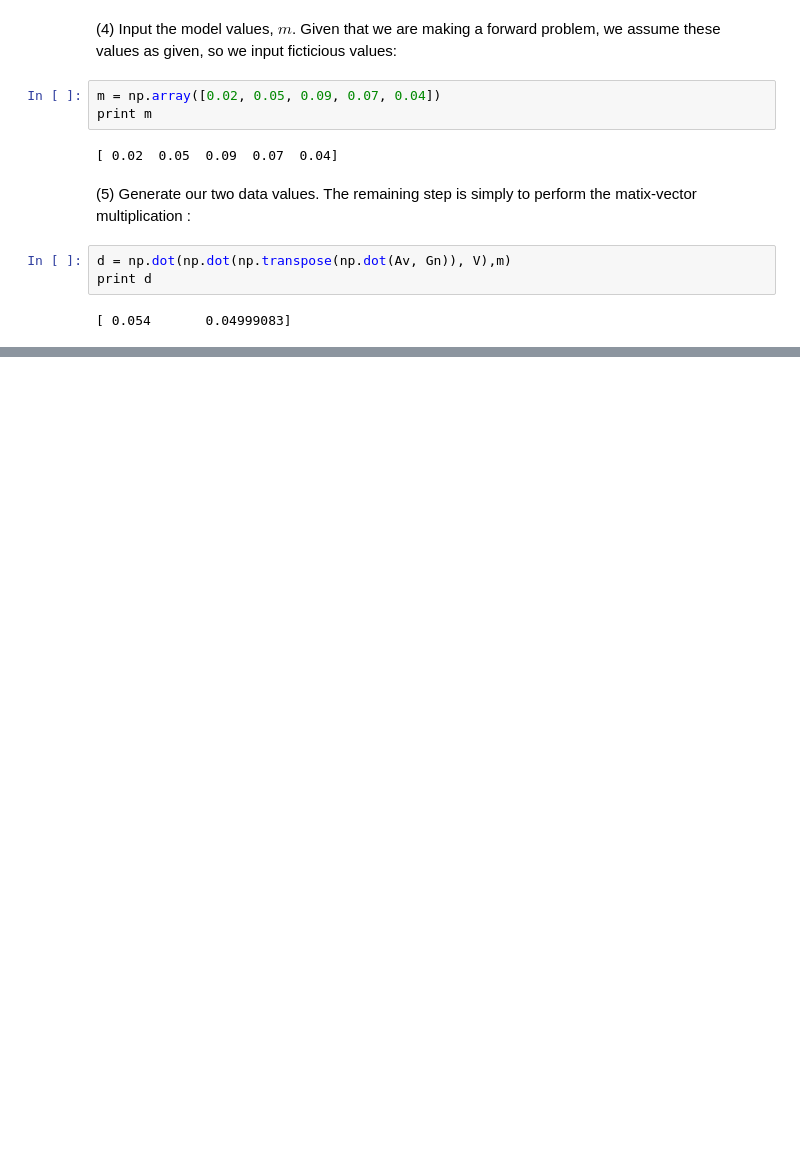
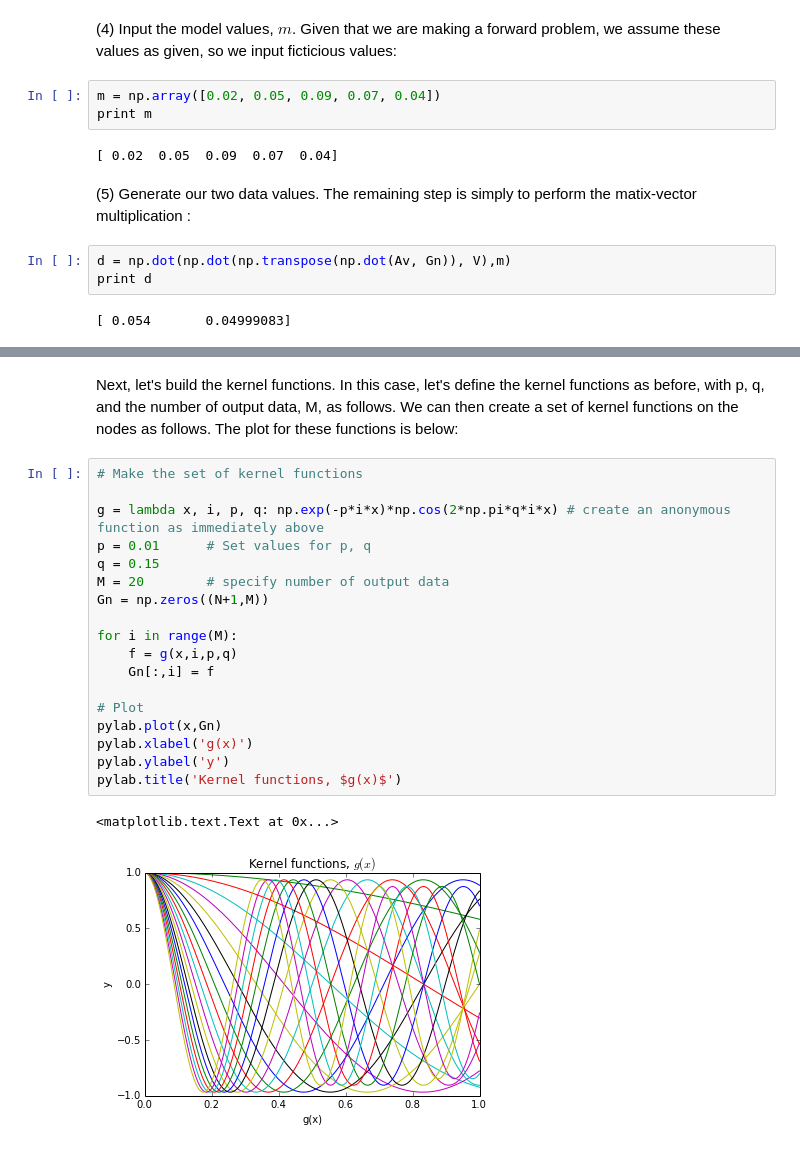
Before and after one commit to jokulhaup/directed_studies, a Jupyter notebook: Mod 1.ipynb, the cells around one changed output, grey strips where cells are left out. Cells and saved outputs as stored; diff of their text form; blank space fills up the shorter version.

```diff
--- a/Mod 1.ipynb
+++ b/Mod 1.ipynb
@@ -396,0 +406,23 @@ m_5
+# %% [markdown]
+Next, let's build the kernel functions. In this case, let's define the kernel functions as before, with p, q, and the number of output data, M, as follows. We can then create a set of kernel functions on the nodes as follows. The plot for these functions is below:
+# %%
+# Make the set of kernel functions
+
+g = lambda x, i, p, q: np.exp(-p*i*x)*np.cos(2*np.pi*q*i*x) # create an anonymous function as immediately above
+p = 0.01      # Set values for p, q
+q = 0.15
+M = 20        # specify number of output data
+Gn = np.zeros((N+1,M))
+
+for i in range(M):
+    f = g(x,i,p,q)
+    Gn[:,i] = f
+
+# Plot
+pylab.plot(x,Gn)
+pylab.xlabel('g(x)')
+pylab.ylabel('y')
+pylab.title('Kernel functions, $g(x)$')
+# %% [output]
+<matplotlib.text.Text at 0x...>
+[figure, added]
```
Also changed, not shown: parts of 23 cells of this notebook.
